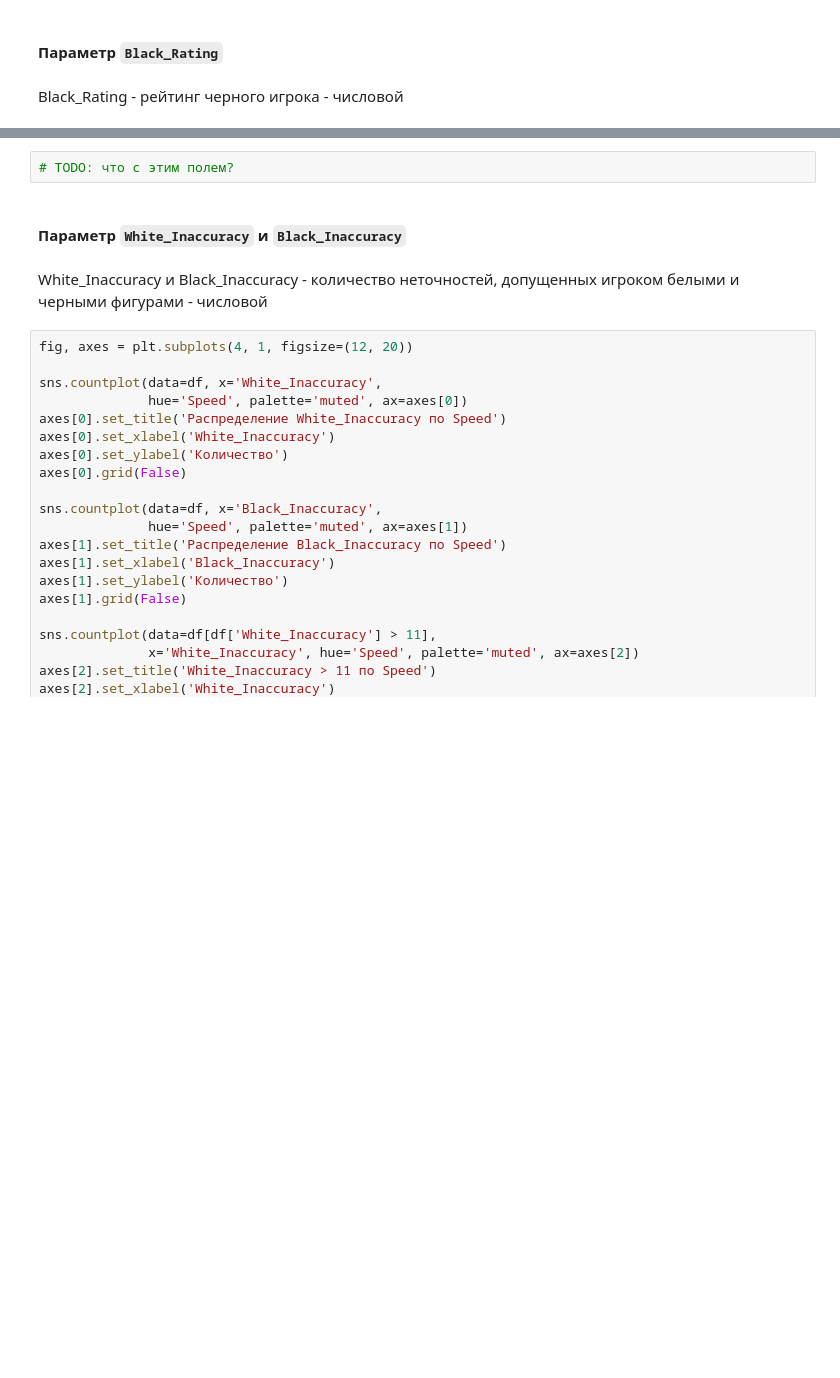
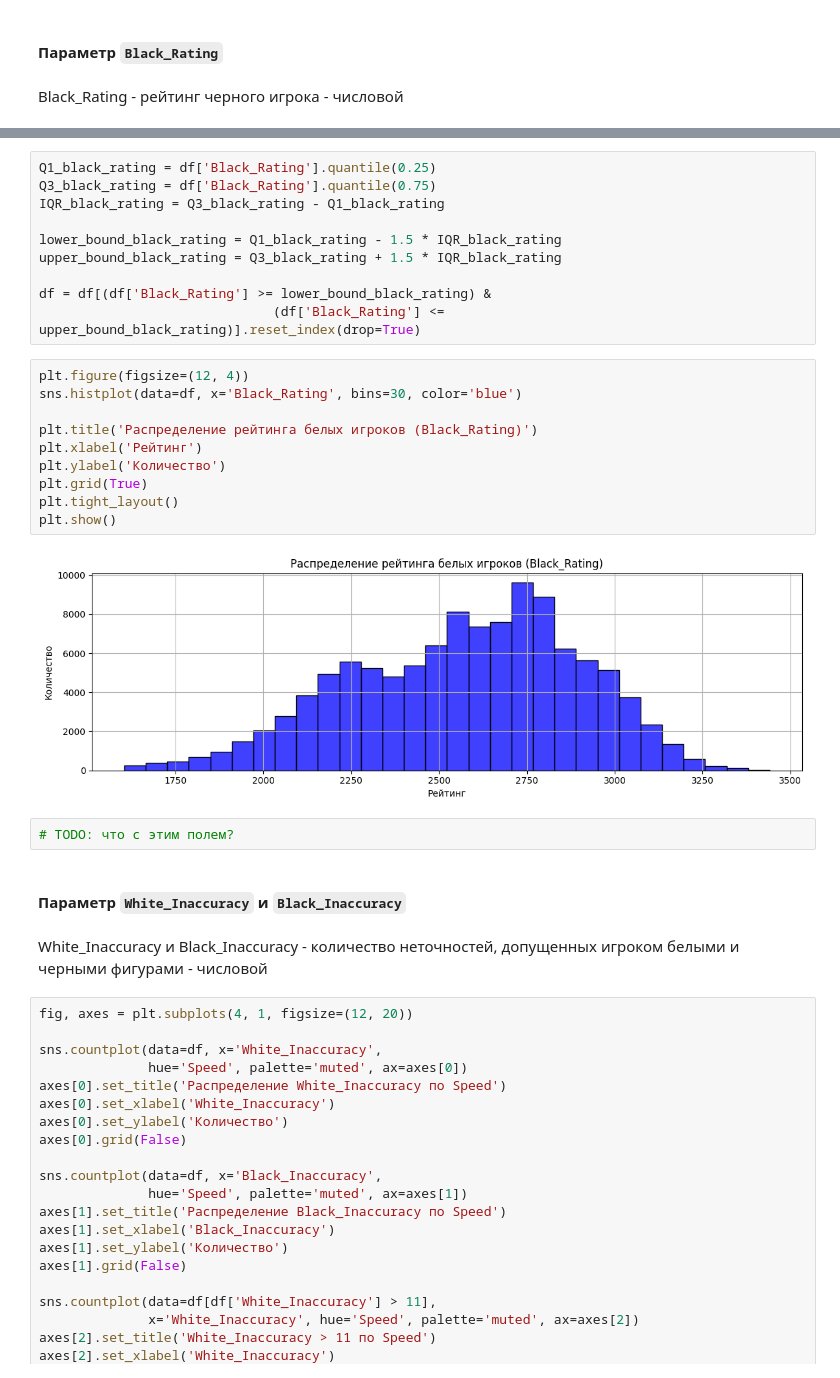
Before and after one commit to Alisa-Shikanyan/ABD-3-chess, a Jupyter notebook: EDA.ipynb, the cells around one changed output, grey strips where cells are left out. Drawn from its saved outputs; the diff is of its cells as text; blank space fills up the shorter version.

```diff
--- a/EDA.ipynb
+++ b/EDA.ipynb
@@ -593,3 +641,25 @@ Black_Rating - рейтинг черного игрока - числовой
+# %%
+Q1_black_rating = df['Black_Rating'].quantile(0.25)
+Q3_black_rating = df['Black_Rating'].quantile(0.75)
+IQR_black_rating = Q3_black_rating - Q1_black_rating
+
+lower_bound_black_rating = Q1_black_rating - 1.5 * IQR_black_rating
+upper_bound_black_rating = Q3_black_rating + 1.5 * IQR_black_rating
+
+df = df[(df['Black_Rating'] >= lower_bound_black_rating) &
+                              (df['Black_Rating'] <= upper_bound_black_rating)].reset_index(drop=True)
+# %%
+plt.figure(figsize=(12, 4))
+sns.histplot(data=df, x='Black_Rating', bins=30, color='blue')
+
+plt.title('Распределение рейтинга белых игроков (Black_Rating)')
+plt.xlabel('Рейтинг')
+plt.ylabel('Количество')
+plt.grid(True)
+plt.tight_layout()
+plt.show()
+# %% [output]
+[figure, added]
 # %%
 # TODO: что с этим полем?
 # %% [markdown]
```
Also changed, not shown: parts of 7 cells of this notebook.
